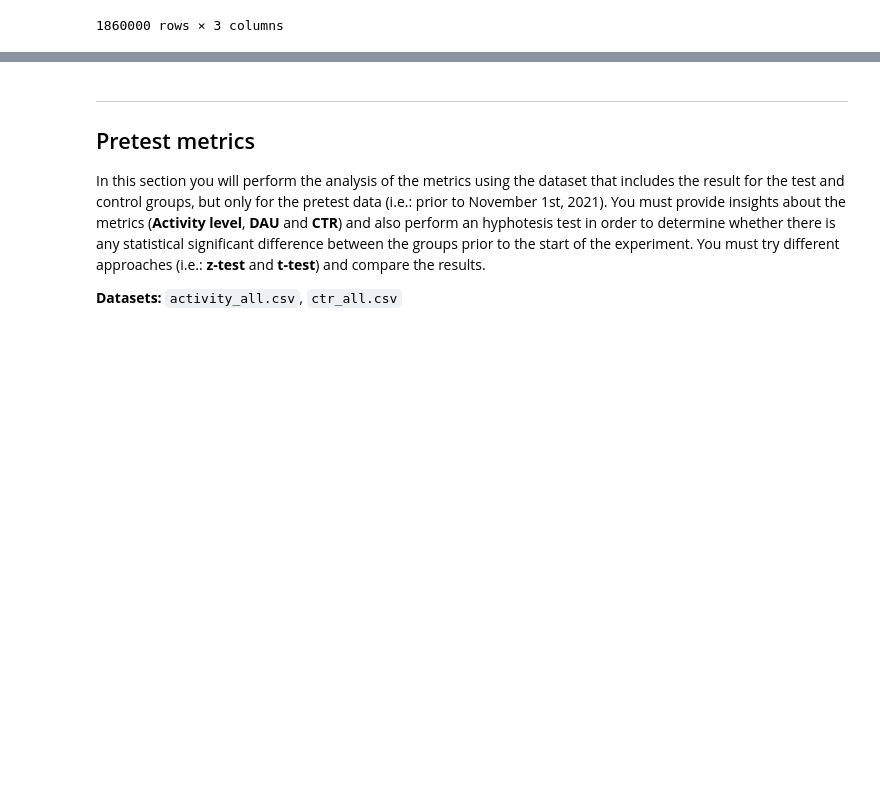
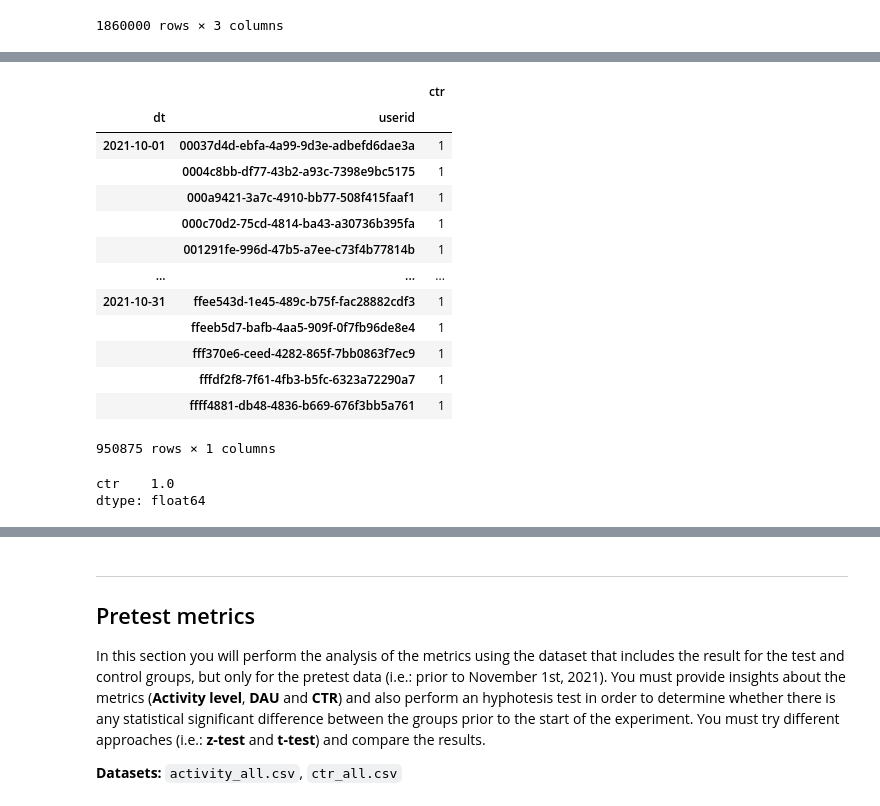
Before and after one commit to MargaMontV/the_significant_challenge, a Jupyter notebook: ab_test_challenge.ipynb, the cells around one changed output, grey strips where cells are left out. Drawn from its saved outputs; the diff is of its cells as text; code cells hidden in the pictures; blank space fills up the shorter version.

```diff
--- a/ab_test_challenge.ipynb
+++ b/ab_test_challenge.ipynb
@@ -198,0 +293,23 @@ __Dataset:__ `ctr_pretest.csv`
+# %%
+#ctr per user per day
+ctr_pretest.groupby(["dt", "userid"]).agg({"ctr": "count"})
+# %% [output]
+|  |  | ctr |
+| dt | userid |  |
+| 2021-10-01 | 00037d4d-ebfa-4a99-9d3e-adbefd6dae3a | 1 |
+|  | 0004c8bb-df77-43b2-a93c-7398e9bc5175 | 1 |
+|  | 000a9421-3a7c-4910-bb77-508f415faaf1 | 1 |
+|  | 000c70d2-75cd-4814-ba43-a30736b395fa | 1 |
+|  | 001291fe-996d-47b5-a7ee-c73f4b77814b | 1 |
+| ... | ... | ... |
+| 2021-10-31 | ffee543d-1e45-489c-b75f-fac28882cdf3 | 1 |
+|  | ffeeb5d7-bafb-4aa5-909f-0f7fb96de8e4 | 1 |
+|  | fff370e6-ceed-4282-865f-7bb0863f7ec9 | 1 |
+|  | fffdf2f8-7f61-4fb3-b5fc-6323a72290a7 | 1 |
+|  | ffff4881-db48-4836-b669-676f3bb5a761 | 1 |
+950875 rows × 1 columns
+# %%
+ctr_pretest.groupby(["dt", "userid"]).agg({"ctr": "count"}).mean()
+# %% [output]
+ctr    1.0
+dtype: float64
```
Also changed, not shown: parts of 32 cells of this notebook.
